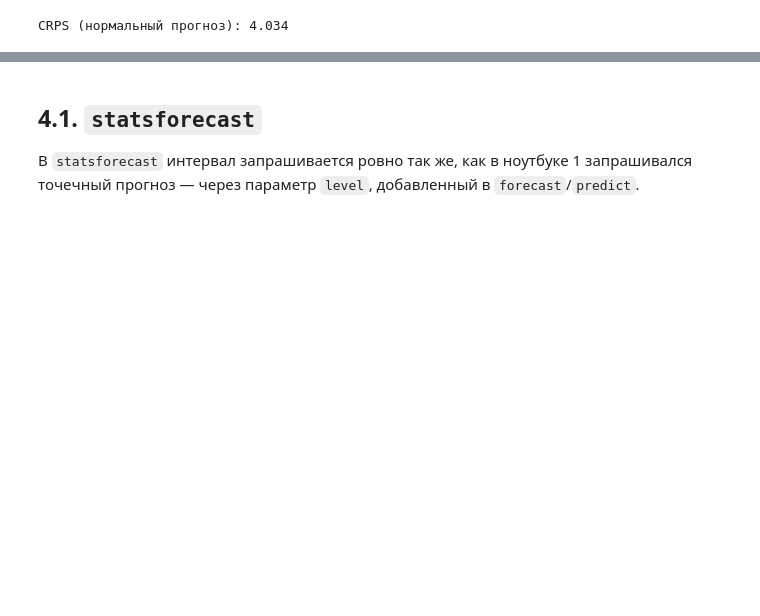
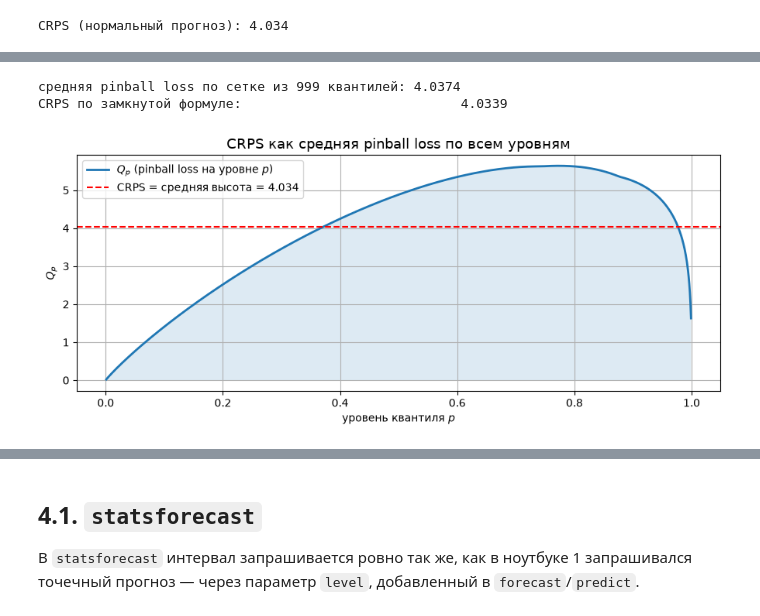
Before and after one commit to alex-hse-repository/time-series-cu-2026, a Jupyter notebook: week_2/part_1/03. Интервалы прогнозирования и оценка их качества.ipynb, the cells around one changed output, grey strips where cells are left out. Cells and saved outputs as stored; diff of their text form; code cells hidden in the pictures; blank space fills up the shorter version.

```diff
--- a/week_2/part_1/03. Интервалы прогнозирования и оценка их качества.ipynb
+++ b/week_2/part_1/03. Интервалы прогнозирования и оценка их качества.ipynb
@@ -458,0 +685,24 @@ CRPS (нормальный прогноз): 4.034
+# %%
+p_grid = np.linspace(0.001, 0.999, 999)
+qs_grid = [
+    quantile_score(y_true, point_naive + stats.norm.ppf(p) * sigma_h_test, p) for p in p_grid
+]
+
+print(f"средняя pinball loss по сетке из {len(p_grid)} квантилей: {np.mean(qs_grid):.4f}")
+print(f"CRPS по замкнутой формуле:                            {crps_norm:.4f}")
+
+fig, ax = plt.subplots(figsize=(9, 4))
+ax.plot(p_grid, qs_grid, lw=2, label="$Q_p$ (pinball loss на уровне $p$)")
+ax.axhline(crps_norm, color="r", ls="--", label=f"CRPS = средняя высота = {crps_norm:.3f}")
+ax.fill_between(p_grid, qs_grid, alpha=0.15)
+ax.set_xlabel("уровень квантиля $p$")
+ax.set_ylabel("$Q_p$")
+ax.set_title("CRPS как средняя pinball loss по всем уровням", fontsize=13)
+ax.legend()
+ax.grid()
+plt.tight_layout()
+plt.show()
+# %% [output]
+средняя pinball loss по сетке из 999 квантилей: 4.0374
+CRPS по замкнутой формуле:                            4.0339
+[figure, added]
```
Also changed, not shown: parts of 48 cells of this notebook, 2 other files.
